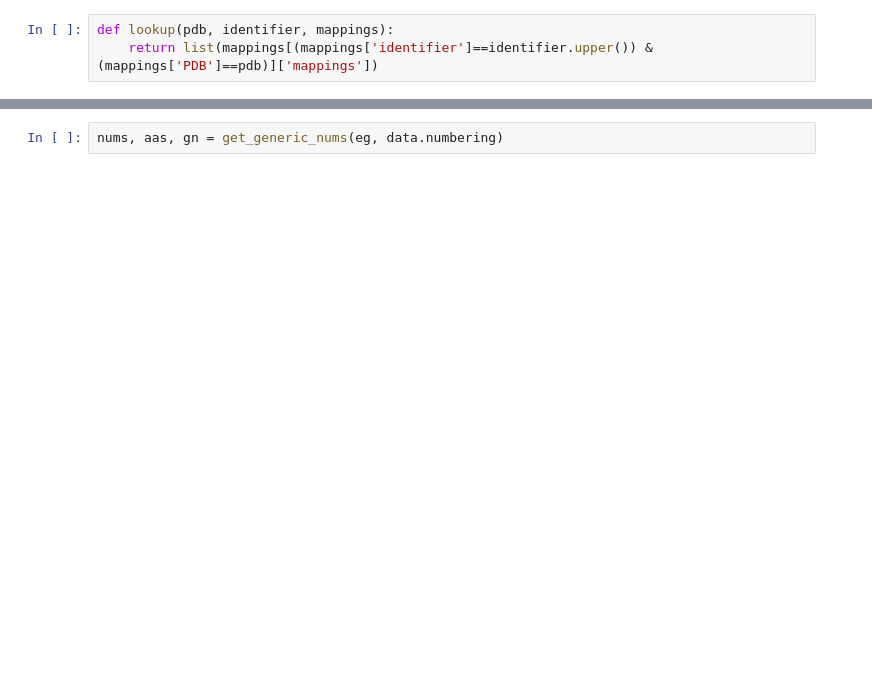
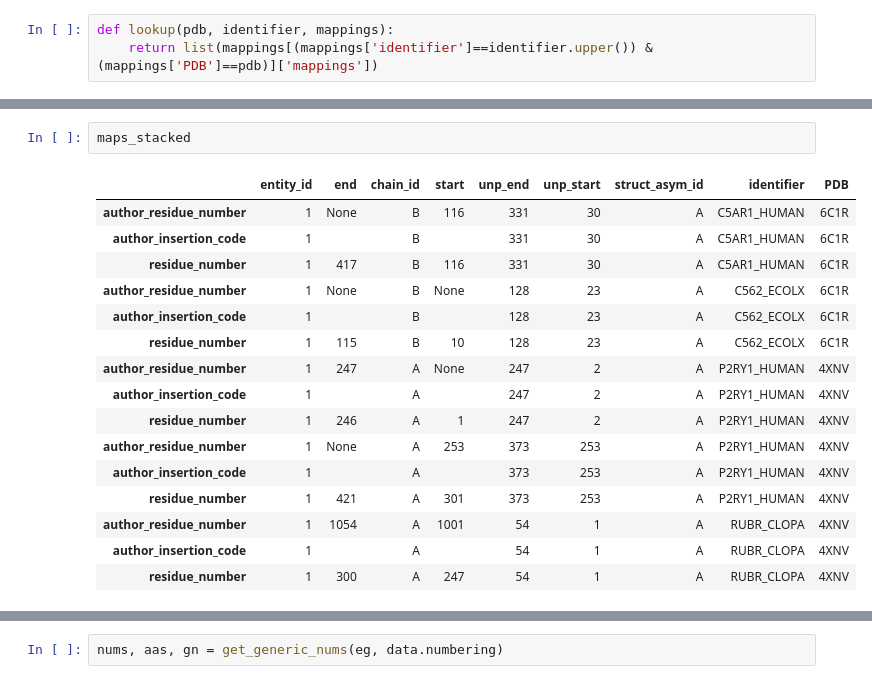
Before and after one commit to flurinh/mt, a Jupyter notebook: mmcif.ipynb, the cells around one changed output, grey strips where cells are left out. Drawn from its saved outputs; the diff is of its cells as text; blank space fills up the shorter version.

```diff
--- a/mmcif.ipynb
+++ b/mmcif.ipynb
@@ -659,0 +589,19 @@ df.drop('lol', axis=1)
+# %%
+maps_stacked
+# %% [output]
+|  | entity_id | end | chain_id | start | unp_end | unp_start | struct_asym_id | identifier | PDB |
+| author_residue_number | 1 | None | B | 116 | 331 | 30 | A | C5AR1_HUMAN | 6C1R |
+| author_insertion_code | 1 |  | B |  | 331 | 30 | A | C5AR1_HUMAN | 6C1R |
+| residue_number | 1 | 417 | B | 116 | 331 | 30 | A | C5AR1_HUMAN | 6C1R |
+| author_residue_number | 1 | None | B | None | 128 | 23 | A | C562_ECOLX | 6C1R |
+| author_insertion_code | 1 |  | B |  | 128 | 23 | A | C562_ECOLX | 6C1R |
+| residue_number | 1 | 115 | B | 10 | 128 | 23 | A | C562_ECOLX | 6C1R |
+| author_residue_number | 1 | 247 | A | None | 247 | 2 | A | P2RY1_HUMAN | 4XNV |
+| author_insertion_code | 1 |  | A |  | 247 | 2 | A | P2RY1_HUMAN | 4XNV |
+| residue_number | 1 | 246 | A | 1 | 247 | 2 | A | P2RY1_HUMAN | 4XNV |
+| author_residue_number | 1 | None | A | 253 | 373 | 253 | A | P2RY1_HUMAN | 4XNV |
+| author_insertion_code | 1 |  | A |  | 373 | 253 | A | P2RY1_HUMAN | 4XNV |
+| residue_number | 1 | 421 | A | 301 | 373 | 253 | A | P2RY1_HUMAN | 4XNV |
+| author_residue_number | 1 | 1054 | A | 1001 | 54 | 1 | A | RUBR_CLOPA | 4XNV |
+| author_insertion_code | 1 |  | A |  | 54 | 1 | A | RUBR_CLOPA | 4XNV |
+| residue_number | 1 | 300 | A | 247 | 54 | 1 | A | RUBR_CLOPA | 4XNV |
```
Also changed, not shown: parts of 89 cells of this notebook.
